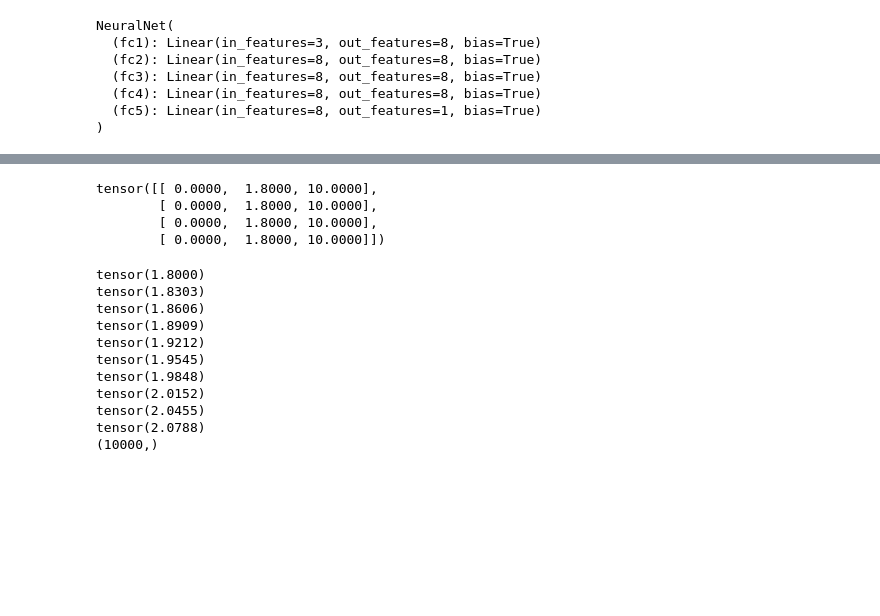
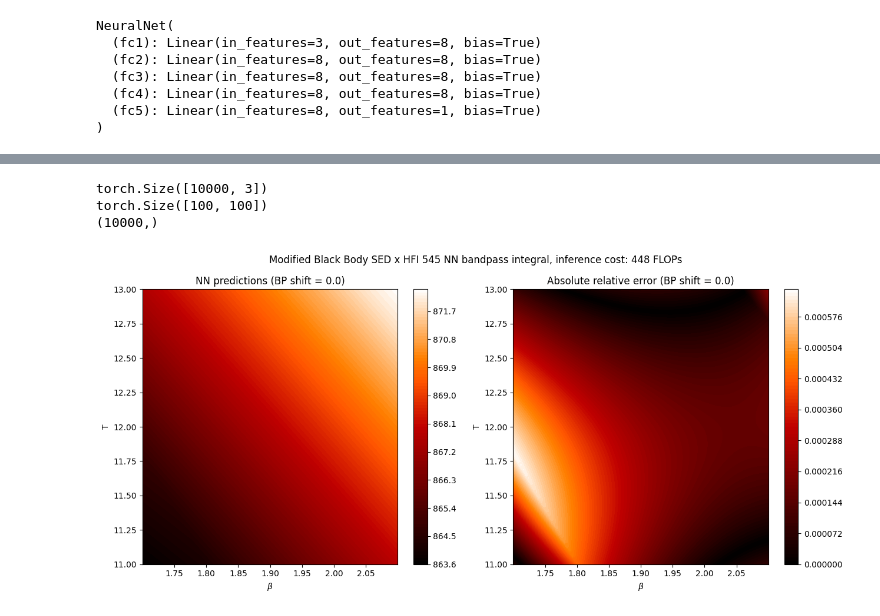
Before and after one commit to LeeoBianchi/BandpassNN, a Jupyter notebook: BandpassNN.ipynb, the cells around one changed output, grey strips where cells are left out. Saved outputs shown, nothing was run; the diff lists cells and outputs as text; code cells hidden in the pictures; blank space fills up the shorter version.

```diff
--- a/BandpassNN.ipynb
+++ b/BandpassNN.ipynb
@@ -266,64 +258,75 @@ tensor([-1.6675, -1.6675, -1.6675, -1.6675], grad_fn=<SqueezeBackward1>)
-# %%
-torch.tensor([[0, 1.8, 10], [0, 1.8, 10], [0, 1.8, 10], [0, 1.8, 10]])
-# %% [output]
-tensor([[ 0.0000,  1.8000, 10.0000],
-        [ 0.0000,  1.8000, 10.0000],
-        [ 0.0000,  1.8000, 10.0000],
-        [ 0.0000,  1.8000, 10.0000]])
 # %%
 samp_intervals = {
     "BP_shift":(-10., 10.),
-    "Beta":(1.8, 2.1),
+    "Beta":(1.7, 2.1),
     "T":(11., 13.)
 }
 N_vals = 100
 bp_path = "bp_planck_545-2_v2015.dat"
 bp_dat = np.loadtxt(bp_path).transpose()
 bp_dat = bp_dat[:,300:2500]
 
 #Torch grid
 beta_s = torch.linspace(samp_intervals["Beta"][0], samp_intervals["Beta"][1], N_vals)
 t_s = torch.linspace(samp_intervals["T"][0], samp_intervals["T"][1], N_vals)
-bp_s_fixed = 0.0   # fix third feature at a specific value
+bp_s_fixed = 0.0
 
 grid_b, grid_t = torch.meshgrid(beta_s, t_s, indexing='ij')
 
 X_grid = torch.stack([
+    torch.full((N_vals*N_vals,), bp_s_fixed),
     grid_b.flatten(),
-    grid_t.flatten(),
-    torch.full((N_vals*N_vals,), bp_s_fixed)   # constant third feature
+    grid_t.flatten()
 ], dim=1)
 
 model.eval()
 
 # Run in batches to avoid memory issues on large grids
 batch_size = 1024
-all_preds  = []
 all_true = []
 with torch.no_grad():
-    for i in range(0, len(X_grid), batch_size):
-        batch = X_grid[i:i+batch_size].to(device)
-        print(batch[0,0])
-        preds = model(batch) * y_std + y_mean
-        all_preds.append(preds.cpu())
+    preds_grid = model(X_grid) * y_std + y_mean
+    for b in range(len(X_grid)):
+        all_true.append(integral(bp_s_fixed, X_grid[b][1].item(), X_grid[b][2].item(), bp_dat))
 
-all_preds = np.array(torch.cat(all_preds))   # shape: (N,)
-print(all_preds.shape)
+preds_grid = preds_grid.reshape((N_vals,N_vals))
 
-#true integrals
-for t in np.linspace(samp_intervals["T"][0], samp_intervals["T"][1], num=N_vals):
-    for beta in np.linspace(samp_intervals["Beta"][0], samp_intervals["Beta"][1], num=N_vals):
-        all_true.append(integral(bp_s_fixed, beta, t, bp_dat))
-all_true=np.array(all_true)
+print(X_grid.shape)
+print(preds_grid.shape)
+print(np.array(all_true).shape)
+trues_grid=np.array(all_true).reshape((N_vals,N_vals))
+
+
+#Plot
+fig, ax = plt.subplots(1, 2, figsize=(13, 6))
+fig.suptitle(f"Modified Black Body SED x HFI 545 NN bandpass integral, inference cost: {model.FLOPs_count()} FLOPs")
+cf = ax[0].contourf(
+    grid_b.numpy(),         # x axis  shape: (100, 100)
+    grid_t.numpy(),         # y axis  shape: (100, 100)
+    preds_grid,             # values  shape: (100, 100)
+    levels=100,             # number of color bands
+    cmap='gist_heat'         # colormap
+)
+plt.colorbar(cf, ax=ax[0])
+ax[0].set_xlabel(r'$\beta$')
+ax[0].set_ylabel('T')
+ax[0].set_title(f'NN predictions (BP shift = {bp_s_fixed})')
+
+cf = ax[1].contourf(
+    grid_b.numpy(),       # x axis  shape: (100, 100)
+    grid_t.numpy(),       # y axis  shape: (100, 100)
+    np.abs(preds_grid - trues_grid)/trues_grid,    # values  shape: (100, 100)
+    levels=100,             # number of color bands
+    cmap='gist_heat'         # colormap
+)
+plt.colorbar(cf, ax=ax[1])
+ax[1].set_xlabel(r'$\beta$')
+ax[1].set_ylabel('T')
+ax[1].set_title(f'Absolute relative error (BP shift = {bp_s_fixed})')
+plt.tight_layout()
+plt.show()
 # %% [output]
-tensor(1.8000)
-tensor(1.8303)
-tensor(1.8606)
-tensor(1.8909)
-tensor(1.9212)
-tensor(1.9545)
-tensor(1.9848)
-tensor(2.0152)
-tensor(2.0455)
-tensor(2.0788)
+torch.Size([10000, 3])
+torch.Size([100, 100])
 (10000,)
+[figure, added]
```
Also changed, not shown: parts of 6 cells of this notebook, 6 other files.
